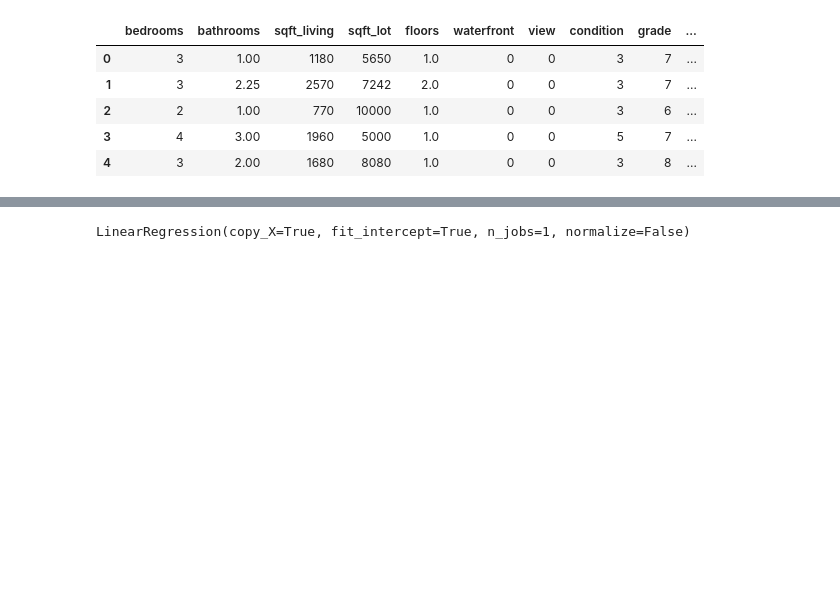
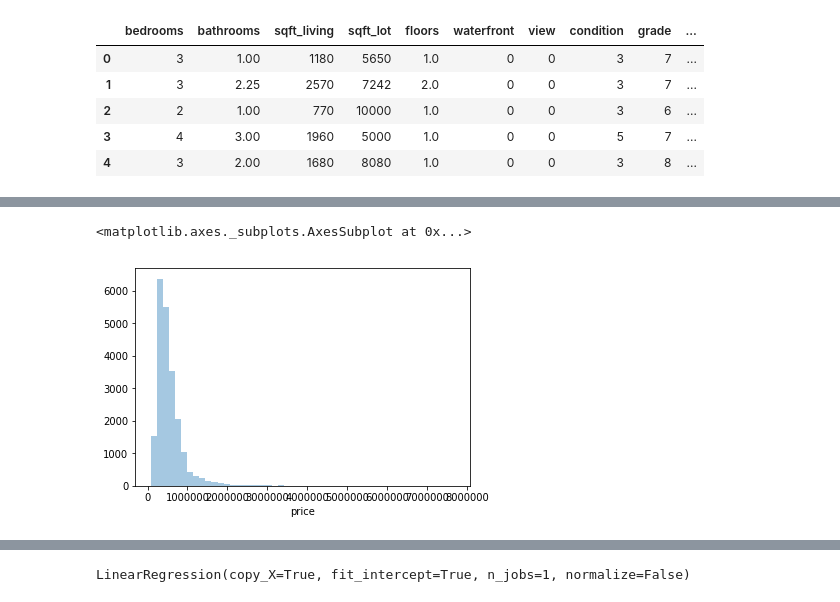
Before and after one commit to almogun9963/data-science, a Jupyter notebook: Data science regression.ipynb, the cells around one changed output, grey strips where cells are left out. Saved outputs shown, nothing was run; the diff lists cells and outputs as text; code cells hidden in the pictures; blank space fills up the shorter version.

```diff
--- a/Data science regression.ipynb
+++ b/Data science regression.ipynb
@@ -107,0 +107,9 @@ sns.pairplot(df, x_vars=['lat','long','sqft_living15','sqft_lot15'], y_vars='pri
+# %%
+#looking only at the y label
+import seaborn as sns
+sns.distplot(df['price'], bins=50, kde=False)
+#from the histogram we can understand that the price has appreciable positive skewness, deviates from the normal distribution
+#and shows peakedness.
+# %% [output]
+<matplotlib.axes._subplots.AxesSubplot at 0x...>
+[figure, added]
```
Also changed, not shown: parts of 20 cells of this notebook, 1 other file.
